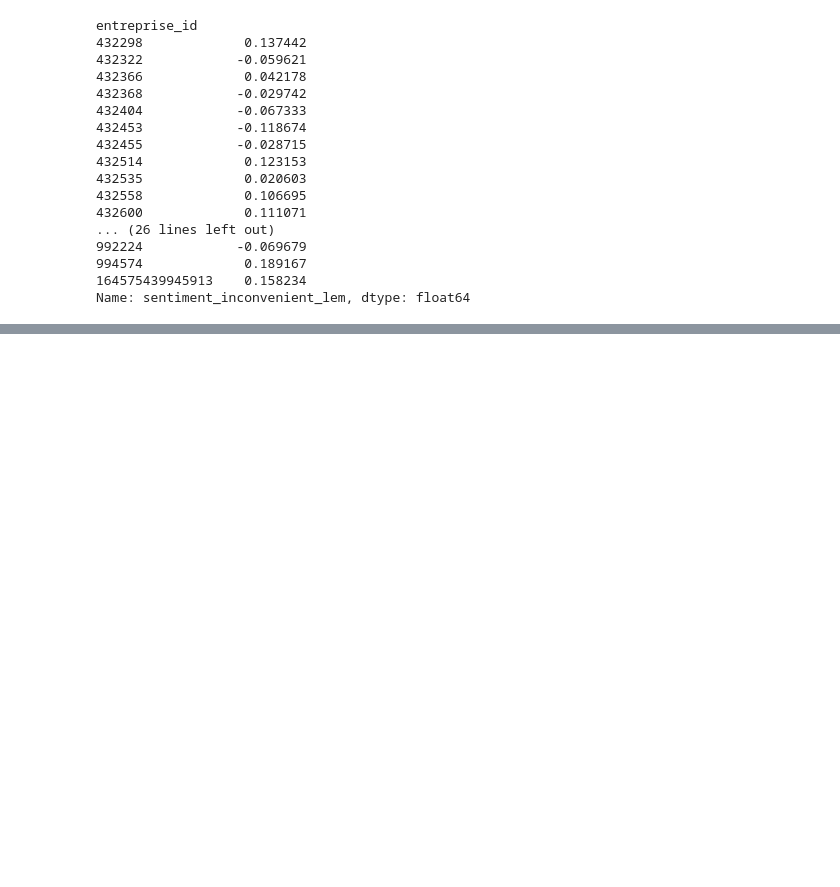
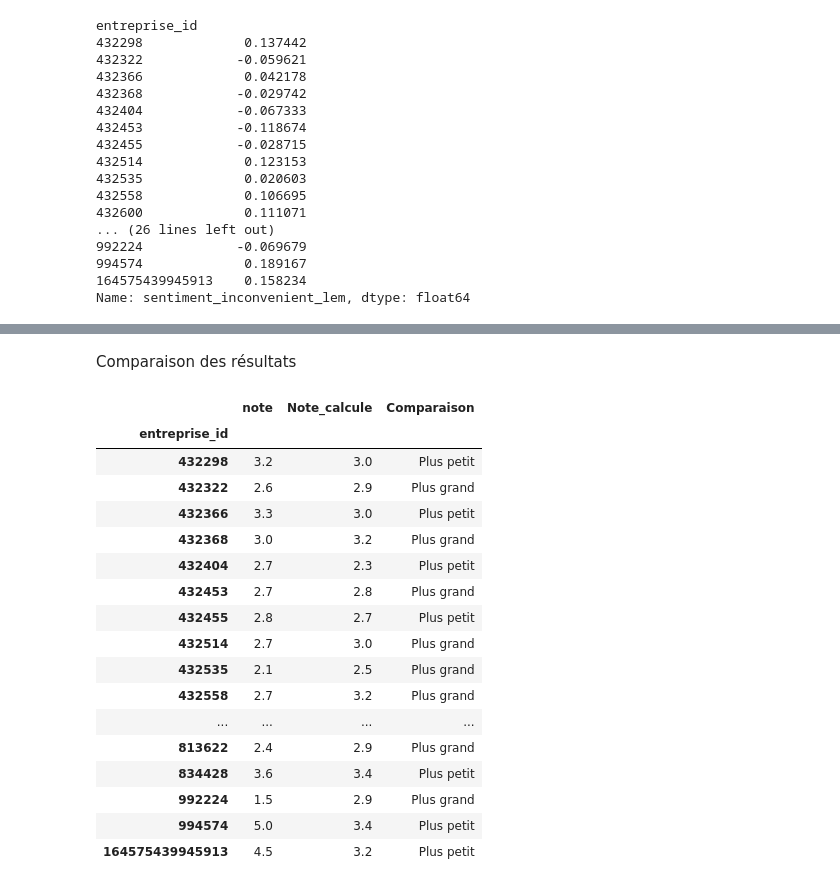
Before and after one commit to fmezirard/TAL, a Jupyter notebook: TraitementReview.ipynb, the cells around one changed output, grey strips where cells are left out. Cells and saved outputs as stored; diff of their text form; code cells hidden in the pictures; blank space fills up the shorter version.

Commit message:
ajout note comparaison

```diff
--- a/TraitementReview.ipynb
+++ b/TraitementReview.ipynb
@@ -297,0 +294,4 @@ dtype: float64
+# %%
+moyenne_notes = df_review.groupby('entreprise_id')['note'].agg(lambda x: sum(v for v in x) / len(x))
+moyenne_notes = moyenne_notes.to_frame()
+moyenne_notes
@@ -297,0 +319,3 @@ dtype: float64
+# %%
+df_review['Review_Concatenation'] = df_review['lemmas_avantage'] + df_review['lemmas_inconvenient']
+df_review
@@ -297,0 +336,5 @@ dtype: float64
+# %%
+df_review['sentiment_review'] = df_review['Review_Concatenation'].apply(sentiment_predominant)
+moyenne_entreprises = df_review.groupby('entreprise_id')['sentiment_review'].agg(lambda x: sum(v[1] for v in x) / len(x))
+notes_echelle_1_converties = [round((note + 1) * 2.5,1) for note in moyenne_entreprises]
+notes_echelle_1_converties
@@ -297,0 +359,3 @@ dtype: float64
+# %%
+moyenne_notes['Note_calcule'] = notes_echelle_1_converties
+moyenne_notes
@@ -297,0 +381,30 @@ dtype: float64
+# %% [markdown]
+Comparaison des résultats
+# %%
+# Ajoutez une colonne "Comparaison" pour stocker le résultat de la comparaison
+moyenne_notes['Comparaison'] = None  # Initialisez la colonne avec des valeurs nulles
+
+# Comparez les deux colonnes et remplissez la colonne "Comparaison" avec les résultats
+moyenne_notes.loc[moyenne_notes['note'] > moyenne_notes['Note_calcule'], 'Comparaison'] = 'Plus petit'
+moyenne_notes.loc[moyenne_notes['note'] < moyenne_notes['Note_calcule'], 'Comparaison'] = 'Plus grand'
+moyenne_notes.loc[moyenne_notes['note'] == moyenne_notes['Note_calcule'], 'Comparaison'] = 'Égal'
+moyenne_notes
+# %% [output]
+|  | note | Note_calcule | Comparaison |
+| entreprise_id |  |  |  |
+| 432298 | 3.2 | 3.0 | Plus petit |
+| 432322 | 2.6 | 2.9 | Plus grand |
+| 432366 | 3.3 | 3.0 | Plus petit |
+| 432368 | 3.0 | 3.2 | Plus grand |
+| 432404 | 2.7 | 2.3 | Plus petit |
+| 432453 | 2.7 | 2.8 | Plus grand |
+| 432455 | 2.8 | 2.7 | Plus petit |
+| 432514 | 2.7 | 3.0 | Plus grand |
+| 432535 | 2.1 | 2.5 | Plus grand |
+| 432558 | 2.7 | 3.2 | Plus grand |
+| ... | ... | ... | ... |
+| 813622 | 2.4 | 2.9 | Plus grand |
+| 834428 | 3.6 | 3.4 | Plus petit |
+| 992224 | 1.5 | 2.9 | Plus grand |
+| 994574 | 5.0 | 3.4 | Plus petit |
+| 164575439945913 | 4.5 | 3.2 | Plus petit |
```
Also changed, not shown: parts of 15 cells of this notebook.
